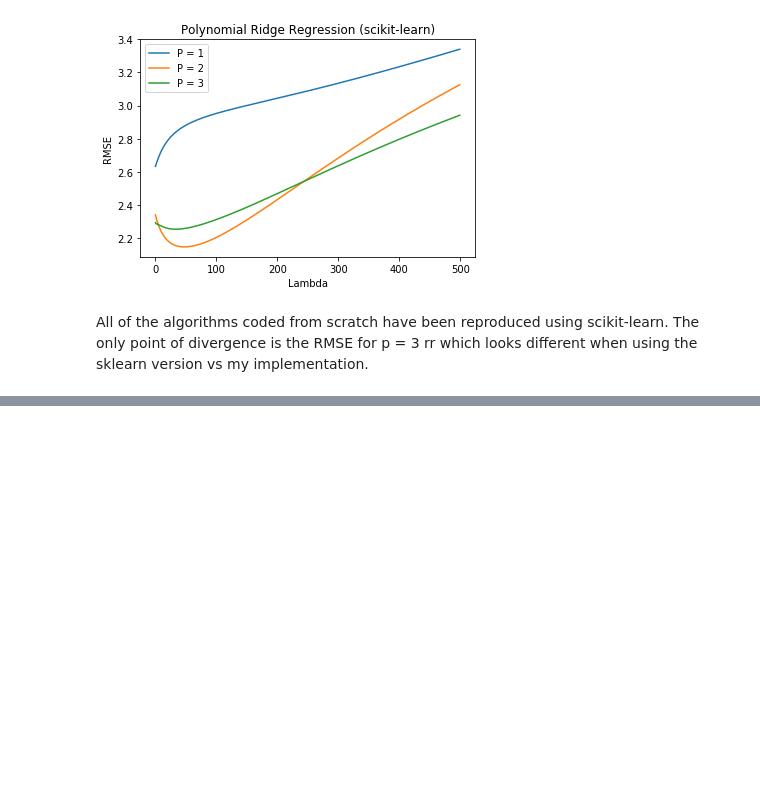
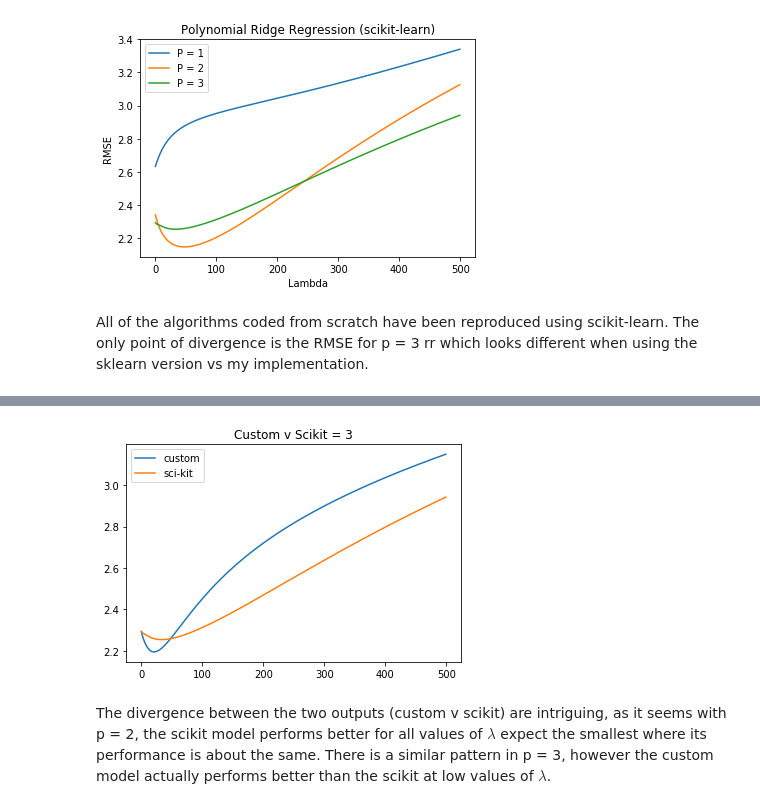
Before and after one commit to Alokik-Mishra/MachineLearning-Python, a Jupyter notebook: P1/Assignment1.ipynb, the cells around one changed output, grey strips where cells are left out. Cells and saved outputs as stored; diff of their text form; code cells hidden in the pictures; blank space fills up the shorter version.

```diff
--- a/P1/Assignment1.ipynb
+++ b/P1/Assignment1.ipynb
@@ -183,0 +290,11 @@ All of the algorithms coded from scratch have been reproduced using scikit-learn
+# %%
+plt.plot(range(500), Custom_rmse_p3, label = "custom")
+plt.plot(range(500), Scikit_rmse_p3, label = "sci-kit")
+plt.legend()
+plt.title("Custom v Scikit = 3")
+plt.show()
+# %% [output]
+[figure, added]
+# %% [markdown]
+The divergence between the two outputs (custom v scikit) are intriguing, as it seems with p = 2, the scikit model performs better for all values of $ \lambda $ expect the smallest where its performance is about the same.
+There is a similar pattern in p = 3, however the custom model actually performs better than the scikit at low values of $ \lambda $.
```
Also changed, not shown: parts of 9 cells of this notebook, 1 other file.
